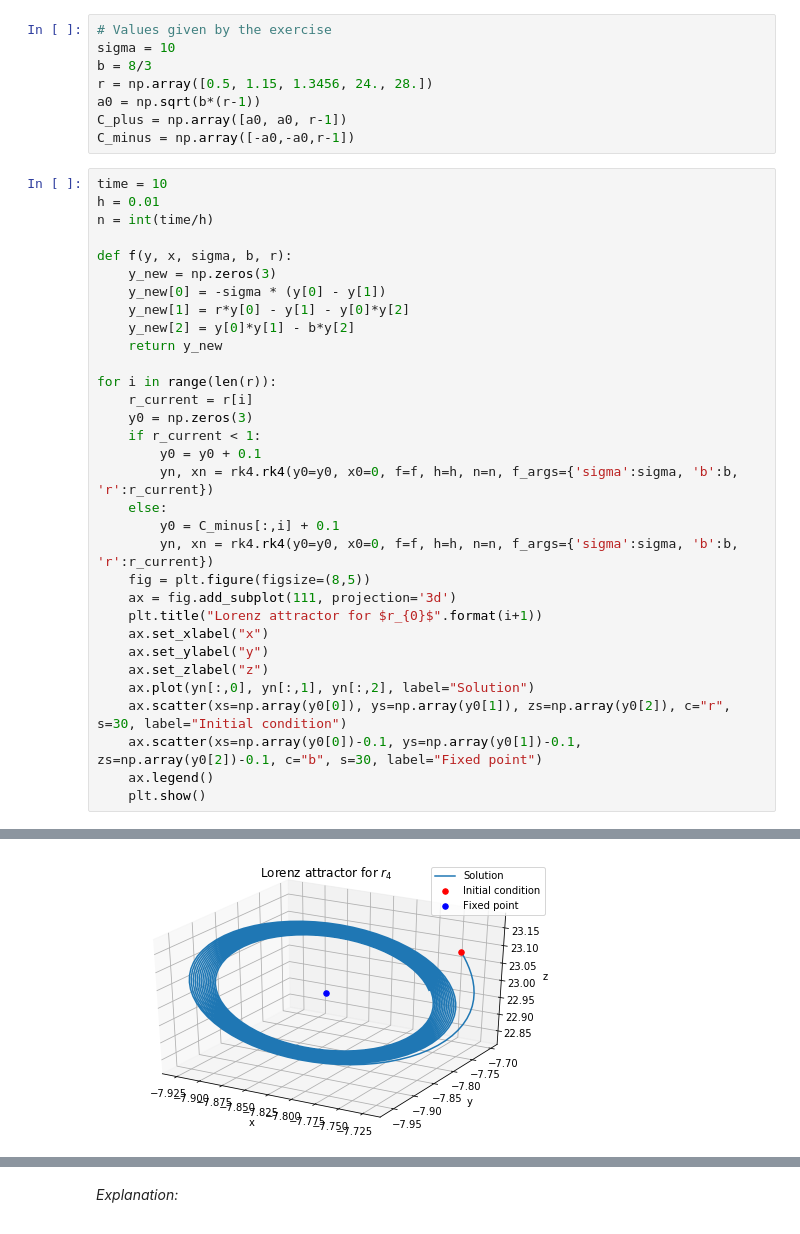
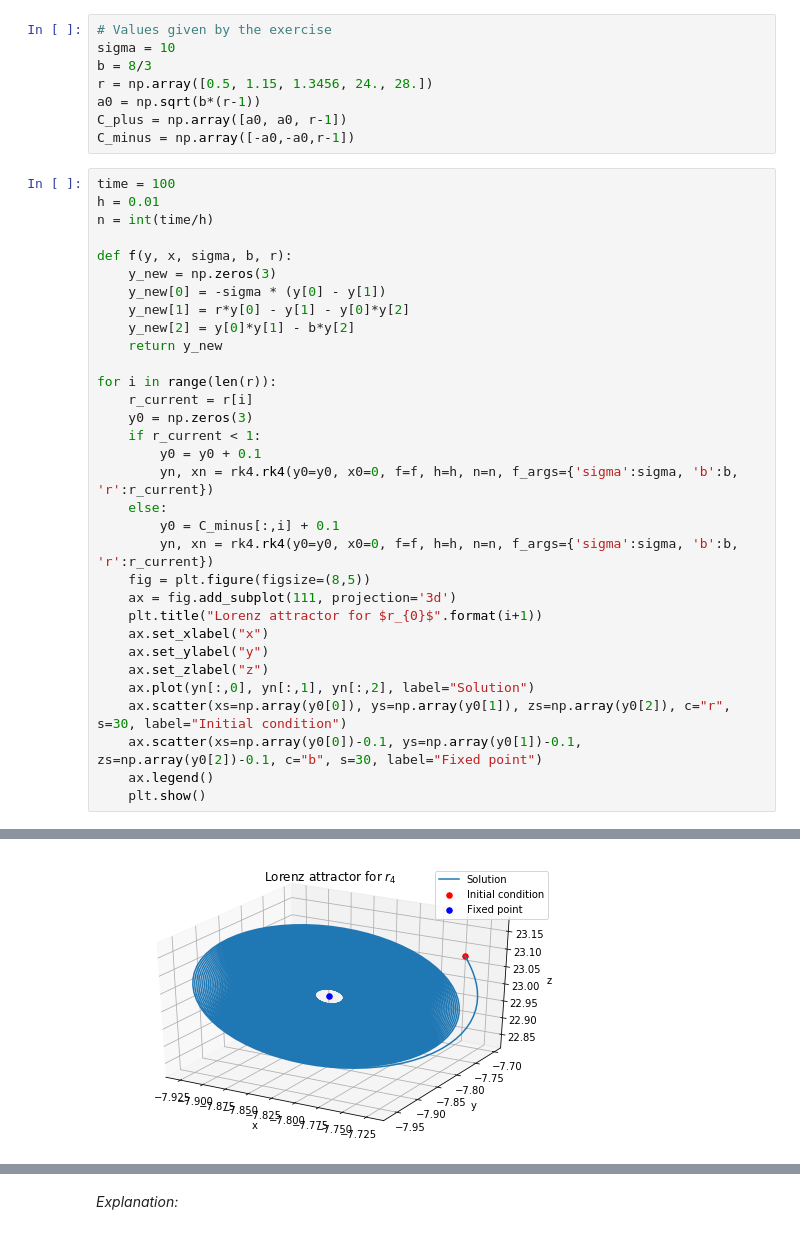
Before and after one commit to beikerta/Computational-Physics, a Jupyter notebook: HW 8/Homework 8.ipynb, the cells around one changed output, grey strips where cells are left out. Saved outputs shown, nothing was run; the diff lists cells and outputs as text.

```diff
--- a/HW 8/Homework 8.ipynb
+++ b/HW 8/Homework 8.ipynb
@@ -19,7 +19,7 @@ a0 = np.sqrt(b*(r-1))
 C_plus = np.array([a0, a0, r-1])
 C_minus = np.array([-a0,-a0,r-1])
 # %%
-time = 10
+time = 100
 h = 0.01
 n = int(time/h)
 
@@ -57 +57 @@ for i in range(len(r)):
-[figure, old version]
+[figure, new version]
```
Also changed, not shown: parts of 6 cells of this notebook.
